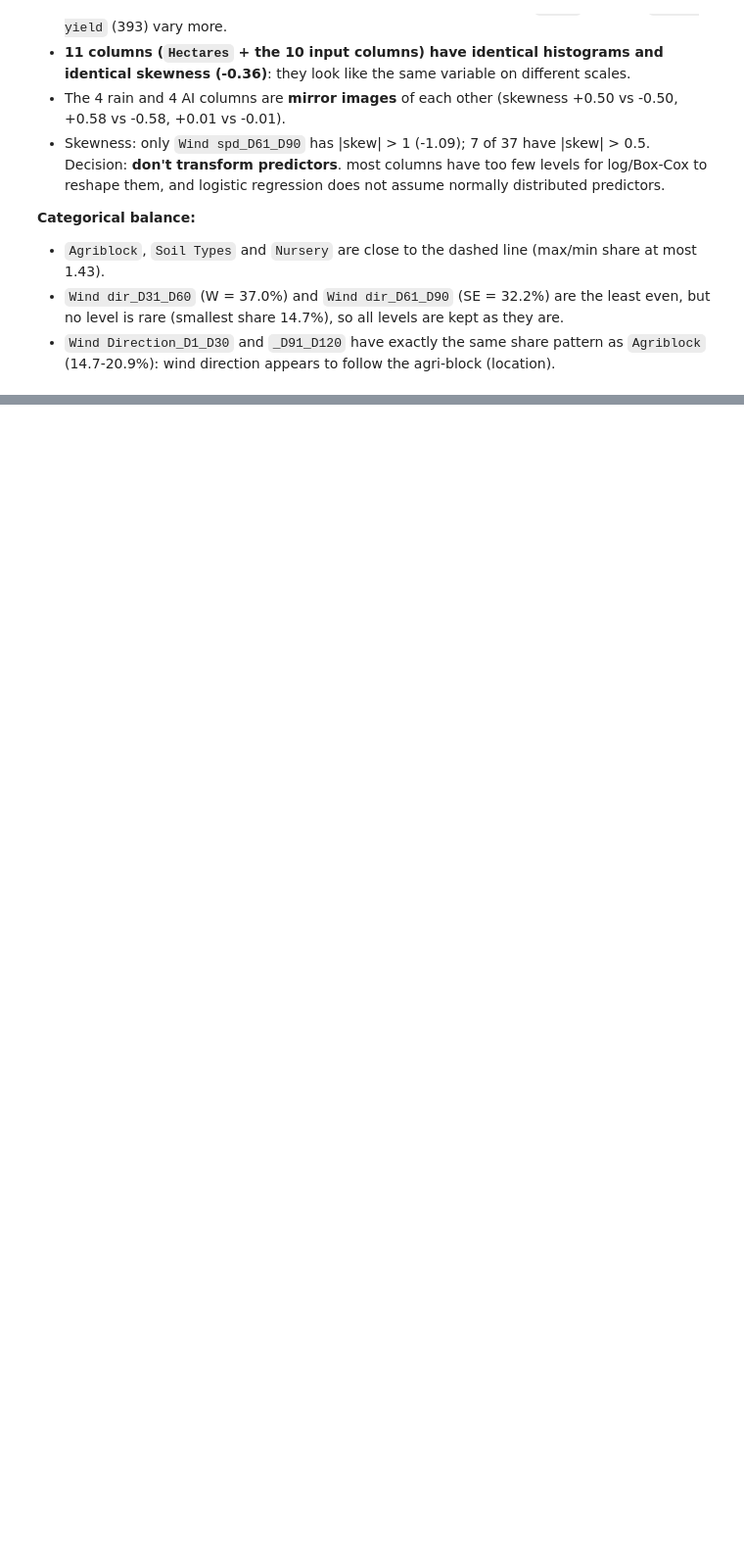
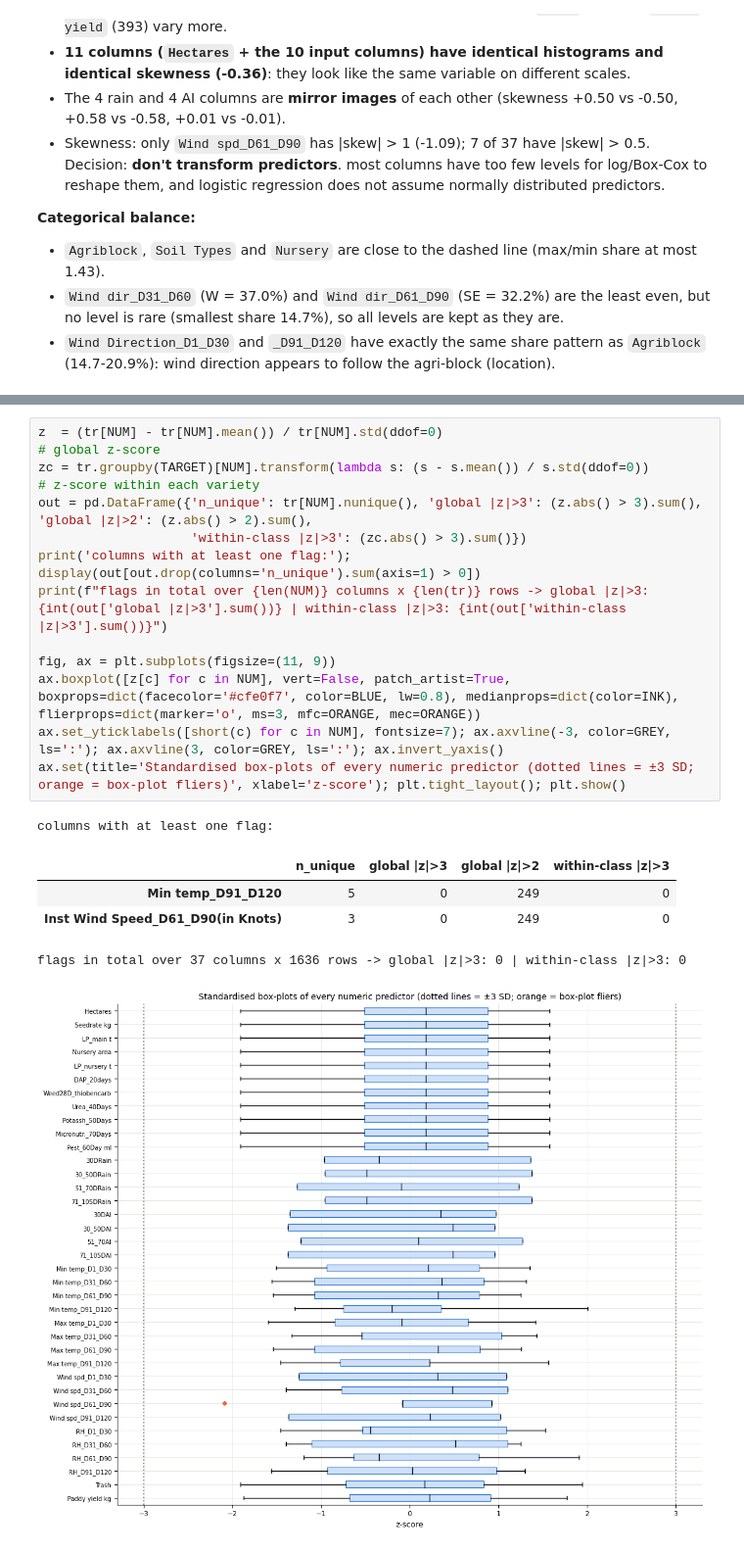
Before and after one commit to phattanaratjeedjeen-sudo/paddy, a Jupyter notebook: src/HW02_6810.ipynb, the cells around one changed output, grey strips where cells are left out. Shown at 98% size. Saved outputs shown, nothing was run; the diff lists cells and outputs as text; blank space fills up the shorter version.

```diff
--- a/src/HW02_6810.ipynb
+++ b/src/HW02_6810.ipynb
@@ -497,0 +509,19 @@ sk = tr[NUM].skew().sort_values(); print('|skewness| > 1 :', sk[sk.abs() > 1].ro
+# %%
+z  = (tr[NUM] - tr[NUM].mean()) / tr[NUM].std(ddof=0)                                   # global z-score
+zc = tr.groupby(TARGET)[NUM].transform(lambda s: (s - s.mean()) / s.std(ddof=0))          # z-score within each variety
+out = pd.DataFrame({'n_unique': tr[NUM].nunique(), 'global |z|>3': (z.abs() > 3).sum(), 'global |z|>2': (z.abs() > 2).sum(),
+                    'within-class |z|>3': (zc.abs() > 3).sum()})
+print('columns with at least one flag:'); display(out[out.drop(columns='n_unique').sum(axis=1) > 0])
+print(f"flags in total over {len(NUM)} columns x {len(tr)} rows -> global |z|>3: {int(out['global |z|>3'].sum())} | within-class |z|>3: {int(out['within-class |z|>3'].sum())}")
+
+fig, ax = plt.subplots(figsize=(11, 9))
+ax.boxplot([z[c] for c in NUM], vert=False, patch_artist=True, boxprops=dict(facecolor='#cfe0f7', color=BLUE, lw=0.8), medianprops=dict(color=INK), flierprops=dict(marker='o', ms=3, mfc=ORANGE, mec=ORANGE))
+ax.set_yticklabels([short(c) for c in NUM], fontsize=7); ax.axvline(-3, color=GREY, ls=':'); ax.axvline(3, color=GREY, ls=':'); ax.invert_yaxis()
+ax.set(title='Standardised box-plots of every numeric predictor (dotted lines = ±3 SD; orange = box-plot fliers)', xlabel='z-score'); plt.tight_layout(); plt.show()
+# %% [output]
+columns with at least one flag:
+|  | n_unique | global |z|>3 | global |z|>2 | within-class |z|>3 |
+| Min temp_D91_D120 | 5 | 0 | 249 | 0 |
+| Inst Wind Speed_D61_D90(in Knots) | 3 | 0 | 249 | 0 |
+flags in total over 37 columns x 1636 rows -> global |z|>3: 0 | within-class |z|>3: 0
+[figure, added]
```
Also changed, not shown: parts of 3 cells of this notebook.
